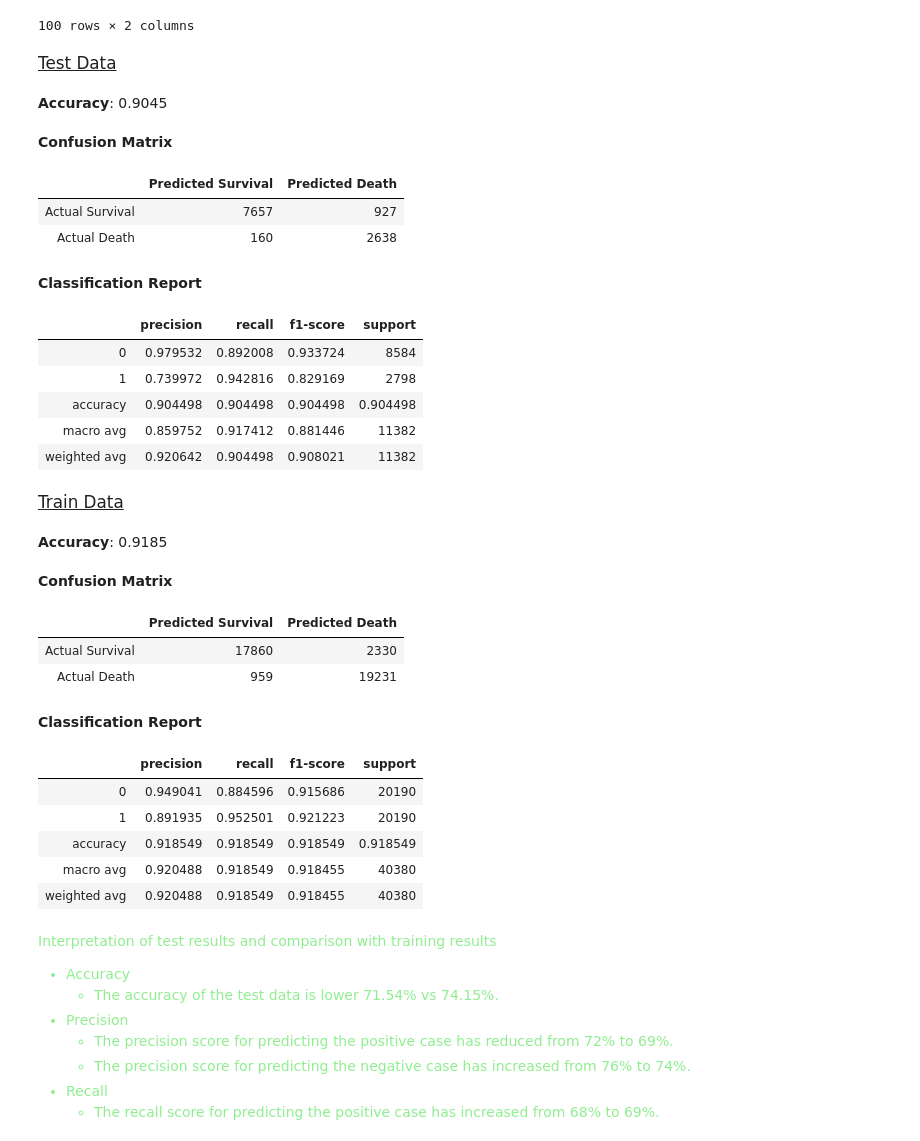
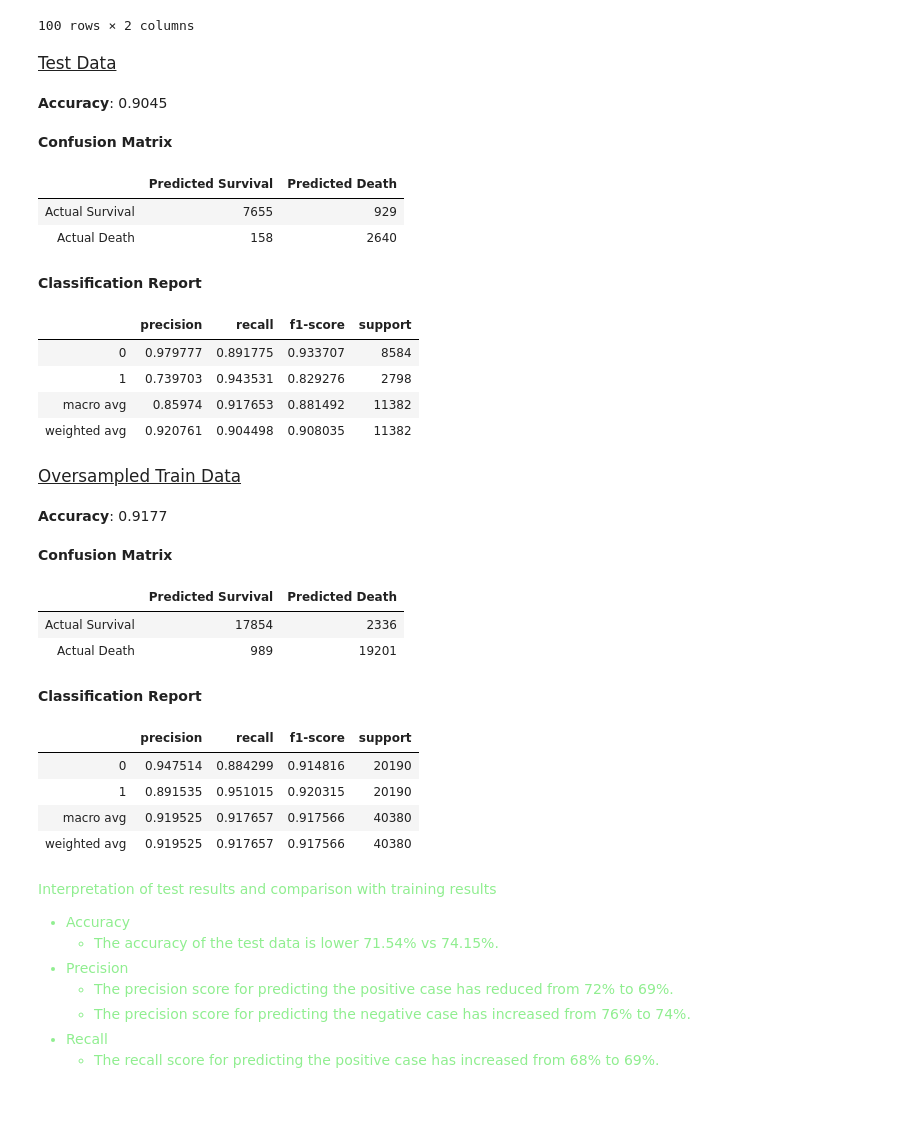
Before and after one commit to tlopesx/Assignment-2, a Jupyter notebook: 22202398_Submission/22202398-Homework2-Notebook.ipynb, the cells around one changed output. Drawn from its saved outputs; the diff is of its cells as text; code cells hidden in the pictures; blank space fills up the shorter version.

```diff
--- a/22202398_Submission/22202398-Homework2-Notebook.ipynb
+++ b/22202398_Submission/22202398-Homework2-Notebook.ipynb
@@ -1312,6 +1319,7 @@ def evaluate_classification(data_type, actual_classification, predicted_classifi
     # Classification report
     display(HTML(f"<strong>Classification Report</strong>"))
     report = metrics.classification_report(actual_classification, predicted_classification, output_dict=True)
+    report.pop('accuracy')
     display(HTML(tabulate(pd.DataFrame(report).transpose(), headers='keys', tablefmt='html')))
 # %% [markdown]
 # **2.0 Predictive Modeling: Linear Regression**
@@ -1675,25 +1687,11 @@ Mean results from 10 fold cross validation are:
 ## 3.1 Train the Logistic Regression Model
 <span style="color: cyan; font-style:italic;">On the training set, train a logistic regression model to predict the target feature, using only the  descriptive features selected in exercise (1) above. </span>
 # %%
-#Scale the features
-from sklearn.preprocessing import MinMaxScaler
-
-scaler = MinMaxScaler()
-
-# Fit on the training data
-scaler.fit(X_train)
-
-# Transform both the training and testing data
-X_train_log = scaler.transform(X_train)
-X_train_log = pd.DataFrame(X_train_log, columns=X_train.columns)
-X_test_log = scaler.transform(X_test)
-X_test_log = pd.DataFrame(X_test_log, columns=X_test.columns)
-
+# Apply oversampling using SMOTE
 from imblearn.over_sampling import SMOTE
 
 smote = SMOTE(sampling_strategy='minority')
-X_train_log, y_train_log = smote.fit_resample(X_train_log, y_train)
-
+X_train_log, y_train_log = smote.fit_resample(X_train, y_train)
 
 # Train aka fit, a model using all continuous and categorical features.
 multiple_logisticreg = LogisticRegression().fit(X_train_log, y_train_log)
@@ -1793,7 +1791,8 @@ display(HTML(tabulate(sorted_feature_coefficients, headers=['Features', 'Coeffic
 </div>
 # %%
 # calculate the prediction and threshold the value. If >= 0.5 its true
-multiple_logisticreg_predictions_train = (multiple_logisticreg.predict(X_train_log)>= 0.5) * 1.0
+multiple_logisticreg_predictions_train_log = (multiple_logisticreg.predict(X_train_log)>= 0.5) * 1.0
+multiple_logisticreg_predictions_train = (multiple_logisticreg.predict(X_train)>= 0.5) * 1.0
 
 print("\nPredictions with multiple linear regression: \n")
 actual_vs_predicted_multiplelogisticreg = pd.concat([pd.DataFrame(y_train_log, columns=['Actual']), pd.DataFrame(multiple_logisticreg_predictions_train, columns=['Predicted'])], axis=1)
@@ -1880,7 +1891,7 @@ Summary
 </div>
 # %%
 # calculate the prediction and threshold the value. If >= 0.5 its true
-multiple_logisticreg_predictions_test = (multiple_logisticreg.predict(X_test_log)>= 0.5) * 1.0
+multiple_logisticreg_predictions_test = (multiple_logisticreg.predict(X_test)>= 0.5) * 1.0
 
 print("\nPredictions with multiple logistic regression: \n")
 actual_vs_predicted_multiplelogisticreg = pd.concat([pd.DataFrame(y_test, columns=['Actual']), pd.DataFrame(multiple_logisticreg_predictions_test, columns=['Predicted'])], axis=1)
@@ -1903,34 +1914,32 @@ Predictions with multiple logistic regression:
 # %%
 # Some more evaluation metrics.
 evaluate_classification('Test', y_test, multiple_logisticreg_predictions_test)
-evaluate_classification('Train', y_train_log, multiple_logisticreg_predictions_train)
+evaluate_classification('Oversampled Train', y_train_log, multiple_logisticreg_predictions_train_log)
 # %% [output]
 Test Data
 Accuracy: 0.9045
 Confusion Matrix
 |  | Predicted Survival | Predicted Death |
-| Actual Survival | 7657 | 927 |
-| Actual Death | 160 | 2638 |
+| Actual Survival | 7655 | 929 |
+| Actual Death | 158 | 2640 |
 Classification Report
 |  | precision | recall | f1-score | support |
-| 0 | 0.979532 | 0.892008 | 0.933724 | 8584 |
-| 1 | 0.739972 | 0.942816 | 0.829169 | 2798 |
-| accuracy | 0.904498 | 0.904498 | 0.904498 | 0.904498 |
-| macro avg | 0.859752 | 0.917412 | 0.881446 | 11382 |
-| weighted avg | 0.920642 | 0.904498 | 0.908021 | 11382 |
+| 0 | 0.979777 | 0.891775 | 0.933707 | 8584 |
+| 1 | 0.739703 | 0.943531 | 0.829276 | 2798 |
+| macro avg | 0.85974 | 0.917653 | 0.881492 | 11382 |
+| weighted avg | 0.920761 | 0.904498 | 0.908035 | 11382 |
-Train Data
+Oversampled Train Data
-Accuracy: 0.9185
+Accuracy: 0.9177
 Confusion Matrix
 |  | Predicted Survival | Predicted Death |
-| Actual Survival | 17860 | 2330 |
-| Actual Death | 959 | 19231 |
+| Actual Survival | 17854 | 2336 |
+| Actual Death | 989 | 19201 |
 Classification Report
 |  | precision | recall | f1-score | support |
-| 0 | 0.949041 | 0.884596 | 0.915686 | 20190 |
-| 1 | 0.891935 | 0.952501 | 0.921223 | 20190 |
-| accuracy | 0.918549 | 0.918549 | 0.918549 | 0.918549 |
-| macro avg | 0.920488 | 0.918549 | 0.918455 | 40380 |
-| weighted avg | 0.920488 | 0.918549 | 0.918455 | 40380 |
+| 0 | 0.947514 | 0.884299 | 0.914816 | 20190 |
+| 1 | 0.891535 | 0.951015 | 0.920315 | 20190 |
+| macro avg | 0.919525 | 0.917657 | 0.917566 | 40380 |
+| weighted avg | 0.919525 | 0.917657 | 0.917566 | 40380 |
 # %% [markdown]
 <div style="color: lightgreen">
 
```
Also changed, not shown: parts of 52 cells of this notebook, 4 other files.
